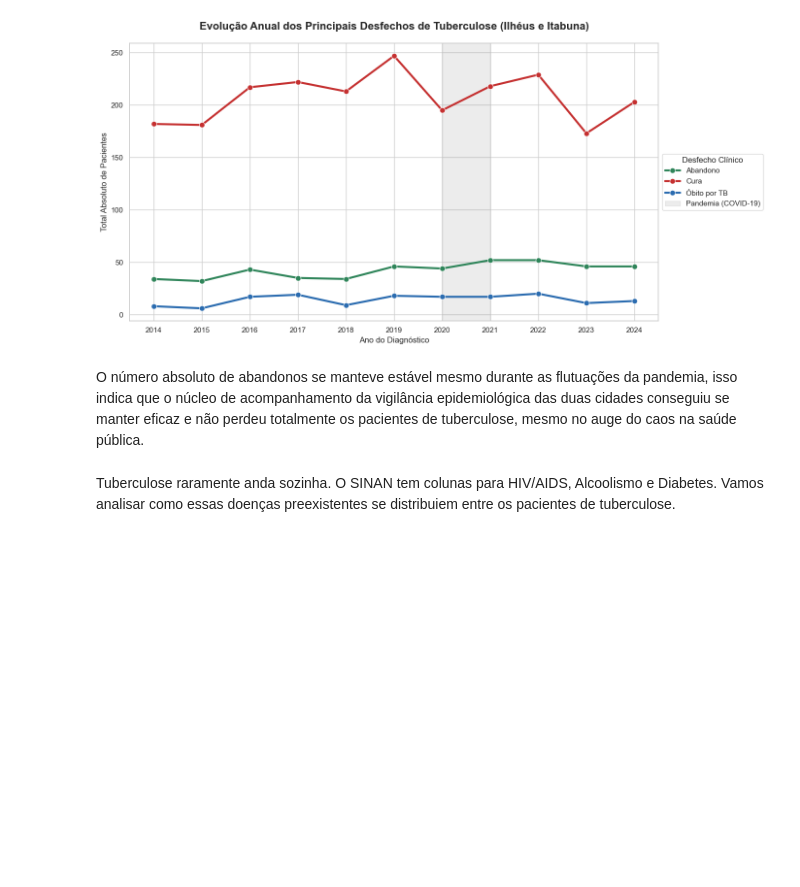
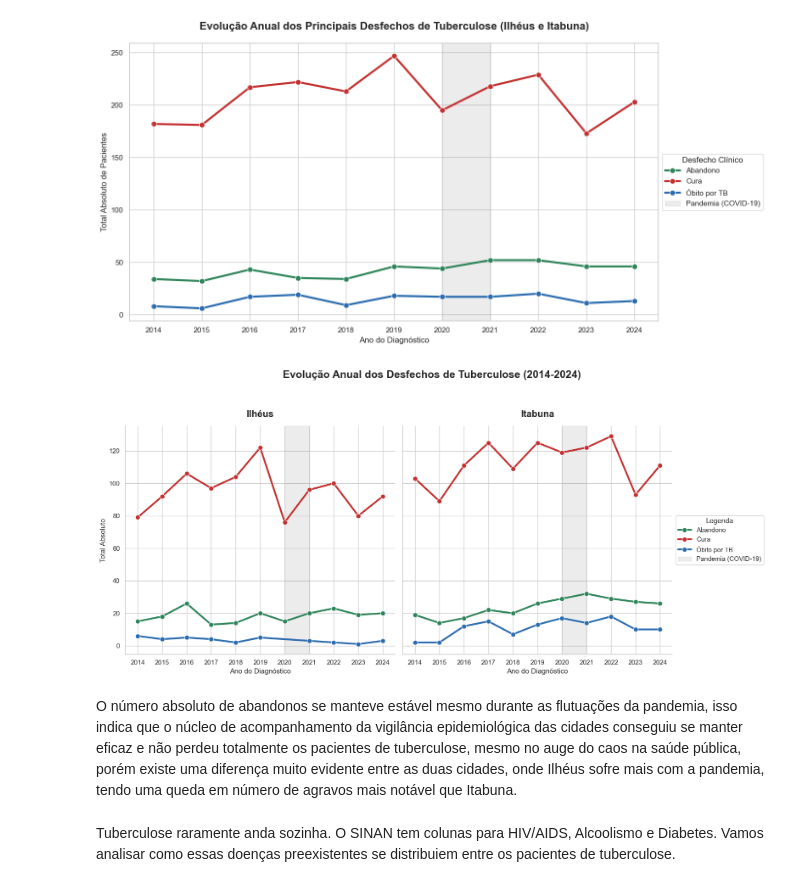
Before and after one commit to bcjesus-01/Analise-de-Dados-de-Tuberculose-DATASUS, a Jupyter notebook: notebooks/03_Análise_Descritiva_Temporal.ipynb, the cells around one changed output. Saved outputs shown, nothing was run; the diff lists cells and outputs as text; code cells hidden in the pictures; blank space fills up the shorter version.

```diff
--- a/notebooks/03_Análise_Descritiva_Temporal.ipynb
+++ b/notebooks/03_Análise_Descritiva_Temporal.ipynb
@@ -111,11 +162,6 @@ Nessa análise vemos em evidência o período pandêmico, pois mesmo com um pico
 
 Análise de evolução de casos dividindo ilhéus e itabuna:
 # %%
-mapa_cidades = {
-    291360: 'Ilhéus', '291360': 'Ilhéus', 291360.0: 'Ilhéus',
-    291480: 'Itabuna', '291480': 'Itabuna', 291480.0: 'Itabuna'
-}
-
 df['Nome_Municipio'] = df['Municipio_Residencia'].replace(mapa_cidades)
 df_cidades = df[df['Nome_Municipio'].isin(['Ilhéus', 'Itabuna'])].copy()
 
@@ -156,9 +202,9 @@ mapa_desfechos = {
     3.0: 'Óbito por TB',
     4.0: 'Óbito outras causas',
     5.0: 'Transferencia',
-    6.0: 'Mudanza Diagnóstico',
+    6.0: 'Mudança Diagnóstico',
     7.0: 'TB-DR (Resistente)',
-    8.0: 'Mudanza Esquema',
+    8.0: 'Mudança Esquema',
     9.0: 'Falencia'
 }
 
@@ -218,8 +264,49 @@ plt.tight_layout()
 plt.show()
 # %% [output]
 [figure]
+# %%
+df_analise = df.copy()
+df_analise['Nome_Municipio'] = df_analise['Municipio_Residencia'].map(mapa_cidades)
+df_analise = df_analise[df_analise['Nome_Municipio'].isin(['Ilhéus', 'Itabuna'])]
+df_analise['Desfecho_Clinico'] = df_analise['Situacao_Encerramento_Final'].map(mapa_desfechos)
+df_analise = df_analise.dropna(subset=['Desfecho_Clinico'])
+df_analise['Data_Diagnostico'] = pd.to_datetime(df_analise['Data_Diagnostico'], errors='coerce')
+df_analise['Ano_Diagnostico'] = df_analise['Data_Diagnostico'].dt.year
+df_analise = df_analise[(df_analise['Ano_Diagnostico'] >= 2014) & (df_analise['Ano_Diagnostico'] <= 2024)]
+desfechos_alvo = ['Cura', 'Abandono', 'Óbito por TB', 'Transferência']
+df_linhas = df_analise[df_analise['Desfecho_Clinico'].isin(desfechos_alvo)]
+evolucao = df_linhas.groupby(['Ano_Diagnostico', 'Desfecho_Clinico', 'Nome_Municipio']).size().reset_index(name='Casos')
+
+fig, axes = plt.subplots(1, 2, figsize=(16, 7), sharey=True)
+cidades = ['Ilhéus', 'Itabuna']
+cores = ['#2f855a', '#c53030', '#2b6cb0', '#805ad5']
+
+for i, cidade in enumerate(cidades):
+    ax = axes[i]
+    df_plot = evolucao[evolucao['Nome_Municipio'] == cidade]
+    sns.lineplot(data=df_plot, x='Ano_Diagnostico', y='Casos', hue='Desfecho_Clinico',
+                 palette=cores, marker='o', markersize=8, linewidth=3, ax=ax)
+    ax.axvspan(2020, 2021, color='gray', alpha=0.15, label='Pandemia (COVID-19)')
+    ax.set_title(f'{cidade}', fontsize=16, fontweight='bold', pad=15)
+    ax.set_xlabel('Ano do Diagnóstico', fontsize=12)
+    ax.set_ylabel('Total Absoluto' if i == 0 else '', fontsize=12)
+    anos_unicos = sorted(df_plot['Ano_Diagnostico'].unique())
+    ax.set_xticks(anos_unicos)
+    ax.set_xticklabels([int(ano) for ano in anos_unicos])
+    if i == 0:
+        if ax.get_legend(): ax.legend_.remove()
+    else:
+        handles, labels = ax.get_legend_handles_labels()
+        ax.legend(handles=handles, labels=labels, title='Legenda', loc='center left', bbox_to_anchor=(1, 0.5))
+
+plt.suptitle('Evolução Anual dos Desfechos de Tuberculose (2014-2024)', fontsize=18, fontweight='bold', y=1.05)
+sns.despine()
+plt.tight_layout()
+plt.show()
+# %% [output]
+[figure, added]
 # %% [markdown]
-O número absoluto de abandonos se manteve estável mesmo durante as flutuações da pandemia, isso indica que o núcleo de acompanhamento da vigilância epidemiológica das duas cidades conseguiu se manter eficaz e não perdeu totalmente os pacientes de tuberculose, mesmo no auge do caos na saúde pública.
+O número absoluto de abandonos se manteve estável mesmo durante as flutuações da pandemia, isso indica que o núcleo de acompanhamento da vigilância epidemiológica das cidades conseguiu se manter eficaz e não perdeu totalmente os pacientes de tuberculose, mesmo no auge do caos na saúde pública, porém existe uma diferença muito evidente entre as duas cidades, onde Ilhéus sofre mais com a pandemia, tendo uma queda em número de agravos mais notável que Itabuna.
 # %% [markdown]
 Tuberculose raramente anda sozinha. O SINAN tem colunas para HIV/AIDS, Alcoolismo e Diabetes. Vamos analisar como essas doenças preexistentes se distribuiem entre os pacientes de tuberculose.
 # %%
```
Also changed, not shown: parts of 8 cells of this notebook, 1 other file.
